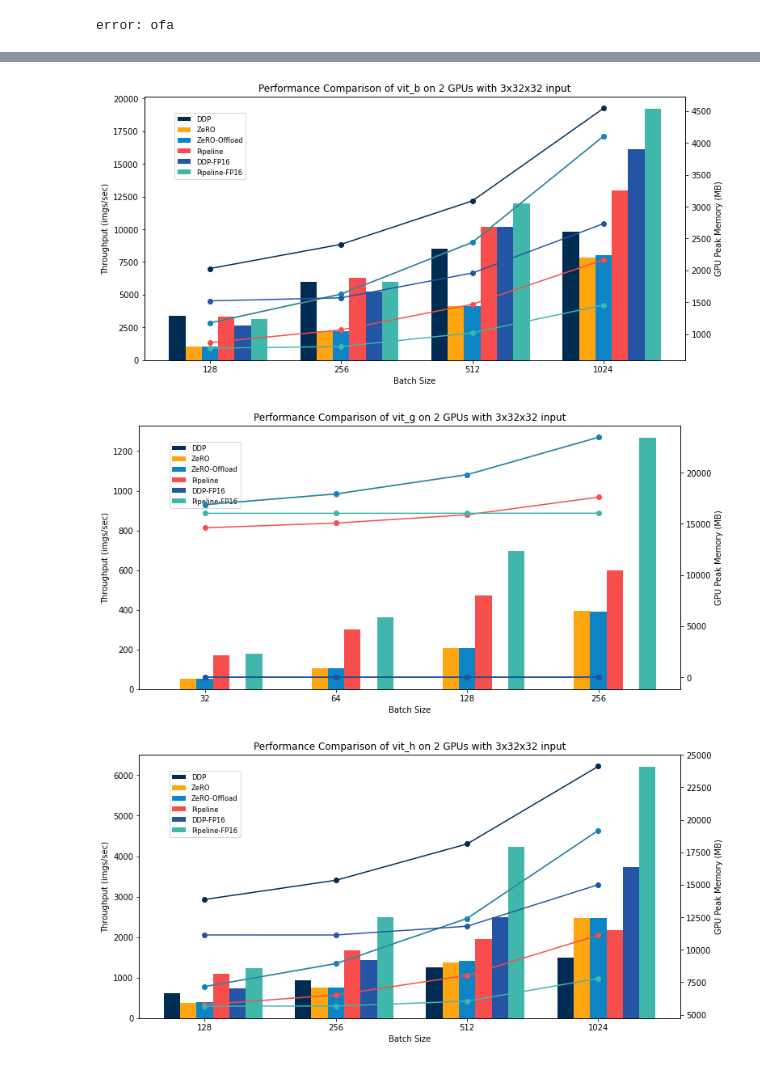
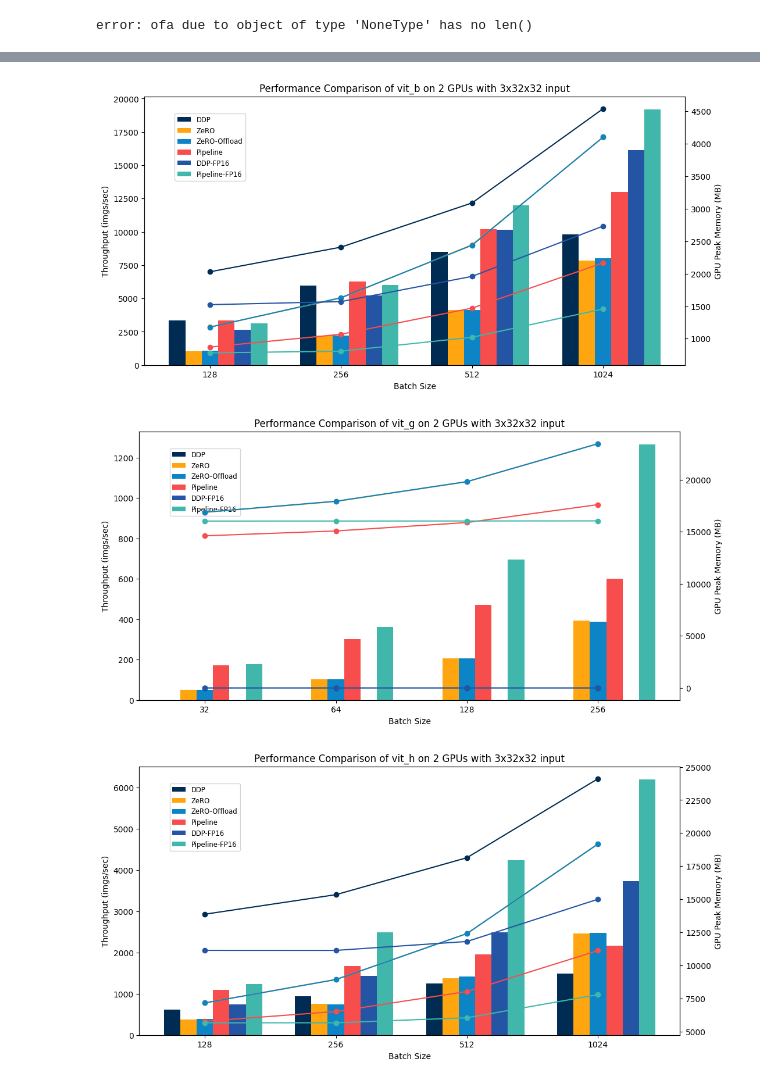
Before and after one commit to marsggbo/ColossalNAS, a Jupyter notebook: zero/process_logs.ipynb, the cells around one changed output, grey strips where cells are left out. Saved outputs shown, nothing was run; the diff lists cells and outputs as text; code cells hidden in the pictures.

```diff
--- a/zero/process_logs.ipynb
+++ b/zero/process_logs.ipynb
@@ -37,6 +37,8 @@ class ProcessLogs:
         self.invalid_exps = []
         num = len(self.args_files)
         for i in range(num):
+            if '0.2' in self.args_files[i] or '0.5' in self.args_files[i]:
+                continue
             args = load_json(self.args_files[i])
             key, keys2values = self.args2key(args)
 
@@ -224,7 +208,7 @@ def plot(origin_df, model_name, gpus, img_size):
     df1 = origin_df.copy(deep=True)
 
     # 筛选出 gpus=2 的数据
-    df1 = df1[df1['model']==model_name][df1['gpus']==gpus][df1['img_size']==img_size].sort_values(by=['batch_size', 'fp16', 'pipeline', 'zero', 'shardstrategy', 'nof'])
+    df1 = df1[df1['model']==model_name][df1['gpus']==gpus][df1['img_size']==img_size].sort_values(by=['batch_size', 'zero', 'nof', 'pipeline', 'fp16'])
     # print(df1)
     # 将数据按照 fp16、pipeline、zero、nof 四个并行策略分组
     groups = df1.groupby(['fp16', 'pipeline', 'zero', 'nof'])
@@ -268,7 +252,7 @@ def plot(origin_df, model_name, gpus, img_size):
         ax1.bar(x, height=group['ThroughPut'], color=colors[i%length], width=bar_width, align='center', label=label)
 
         # 绘制 GPU Peak Memory 箱图
-        x = [j*interval + (len(groups)-1)//2 * bar_width for j in range(len(ThroughPut))]
+        x = [j*interval + (len(groups)-1)//2 * bar_width for j in range(len(batch_size))]
         ax2.plot(x, group['GPU_Peak_Memory'], marker='o', color=colors[i%length], label=label)
 
     # 设置坐标轴和图例
@@ -287,6 +271,6 @@ def plot(origin_df, model_name, gpus, img_size):
 for model in new_df['model'].unique():
     try:
         plot(new_df, model, 2, 32)
-    except:
-        print(f'error: {model}')
+    except Exception as e:
+        print(f'error: {model} due to {e}')
 # %% [output]
@@ -295 +279 @@ for model in new_df['model'].unique():
-error: ofa
+error: ofa due to object of type 'NoneType' has no len()
@@ -297,3 +281,3 @@ error: ofa
-[figure, old version]
+[figure, new version]
-[figure, old version]
+[figure, new version]
-[figure, old version]
+[figure, new version]
```
Also changed, not shown: parts of 5 cells of this notebook, 7 other files.
